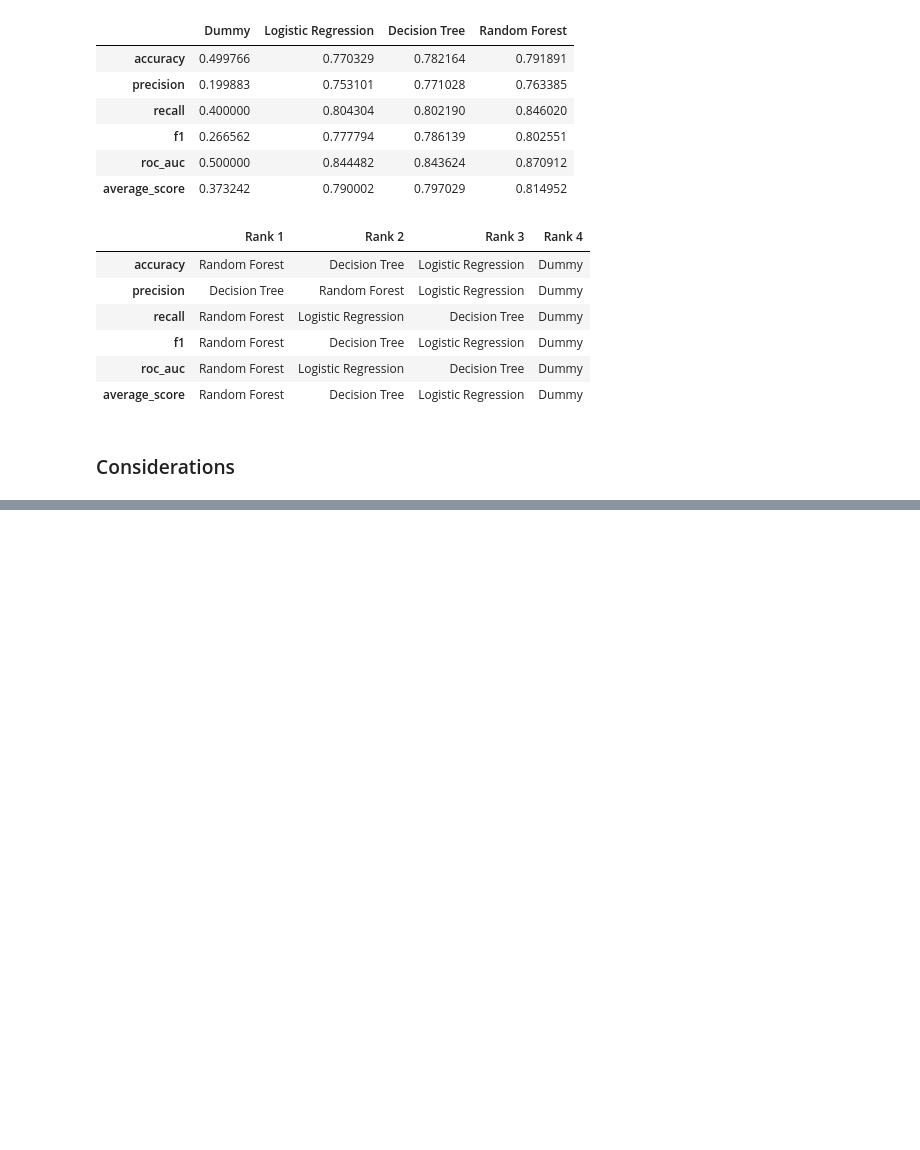
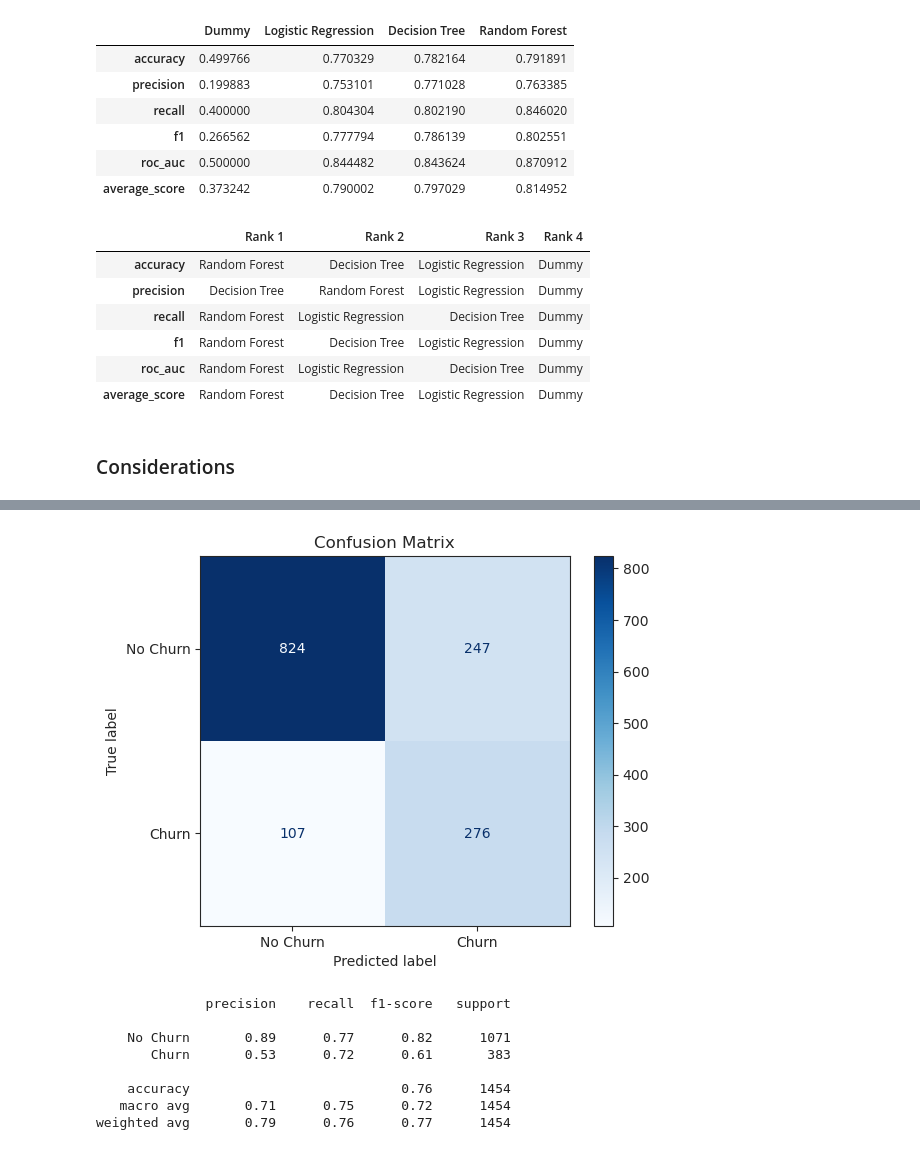
Before and after one commit to DanielCrema/oracle-one-data-science-challenge3-telecom-x-2, a Jupyter notebook: main.ipynb, the cells around one changed output, grey strips where cells are left out. Cells and saved outputs as stored; diff of their text form; code cells hidden in the pictures; blank space fills up the shorter version.

```diff
--- a/main.ipynb
+++ b/main.ipynb
@@ -1310,0 +1388,12 @@ Considering the complication of having to deal with logarithmic input/output whe
+# %%
+plot_confusion_matrix(y_test, predictions['decision_tree']['classification'], labels=dt_clf.classes_)
+# %% [output]
+[figure, added]
+              precision    recall  f1-score   support
+
+    No Churn       0.89      0.77      0.82      1071
+       Churn       0.53      0.72      0.61       383
+
+    accuracy                           0.76      1454
+   macro avg       0.71      0.75      0.72      1454
+weighted avg       0.79      0.76      0.77      1454
```
Also changed, not shown: parts of 17 cells of this notebook.
